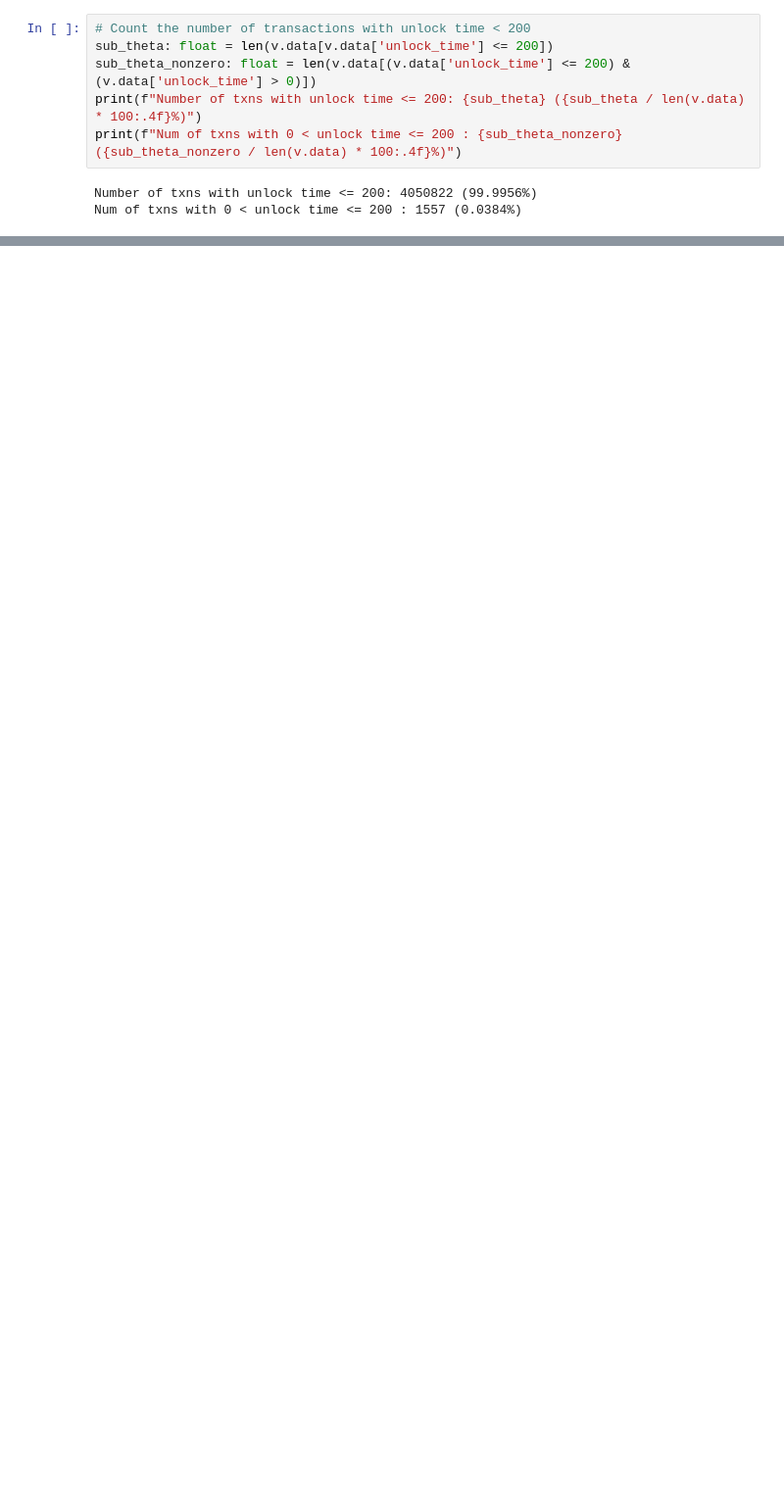
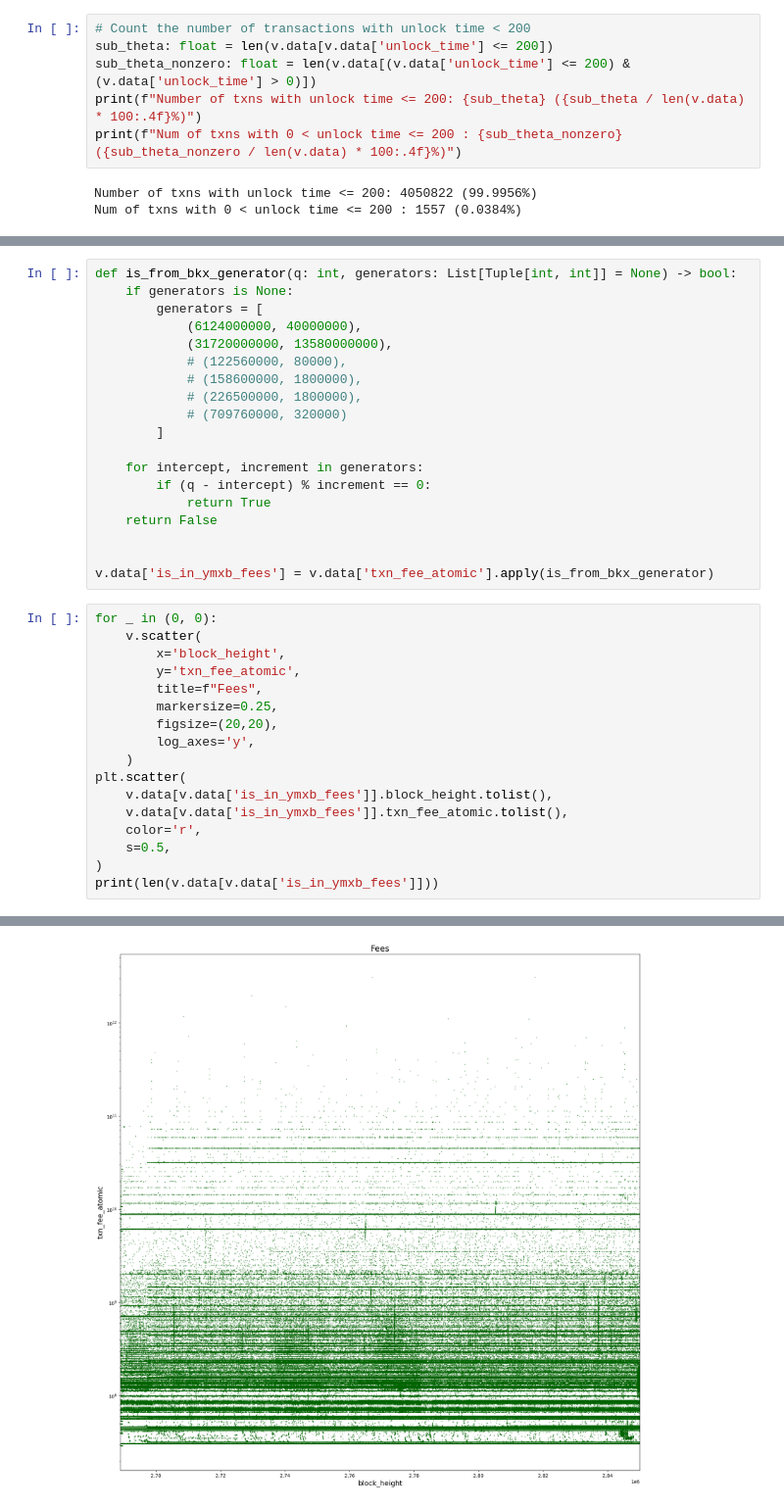
Before and after one commit to Mitchellpkt/monero_fingerprinting_pipeline, a Jupyter notebook: viz.ipynb, the cells around one changed output, grey strips where cells are left out. Shown at 98% size. Drawn from its saved outputs; the diff is of its cells as text; blank space fills up the shorter version.

```diff
--- a/viz.ipynb
+++ b/viz.ipynb
@@ -115,0 +179,37 @@ for f in to_analyze_nonzero:
+# %%
+def is_from_bkx_generator(q: int, generators: List[Tuple[int, int]] = None) -> bool:
+    if generators is None:
+        generators = [
+            (6124000000, 40000000),
+            (31720000000, 13580000000),
+            # (122560000, 80000),
+            # (158600000, 1800000),
+            # (226500000, 1800000),
+            # (709760000, 320000)
+        ]
+
+    for intercept, increment in generators:
+        if (q - intercept) % increment == 0:
+            return True
+    return False
+
+
+v.data['is_in_ymxb_fees'] = v.data['txn_fee_atomic'].apply(is_from_bkx_generator)
+# %%
+for _ in (0, 0):
+    v.scatter(
+        x='block_height',
+        y='txn_fee_atomic',
+        title=f"Fees",
+        markersize=0.25,
+        figsize=(20,20),
+        log_axes='y',
+    )
+plt.scatter(
+    v.data[v.data['is_in_ymxb_fees']].block_height.tolist(),
+    v.data[v.data['is_in_ymxb_fees']].txn_fee_atomic.tolist(),
+    color='r',
+    s=0.5,
+)
+print(len(v.data[v.data['is_in_ymxb_fees']]))
+# %% [output]
@@ -115,0 +217 @@ for f in to_analyze_nonzero:
+[figure, added]
```
Also changed, not shown: parts of 21 cells of this notebook.
